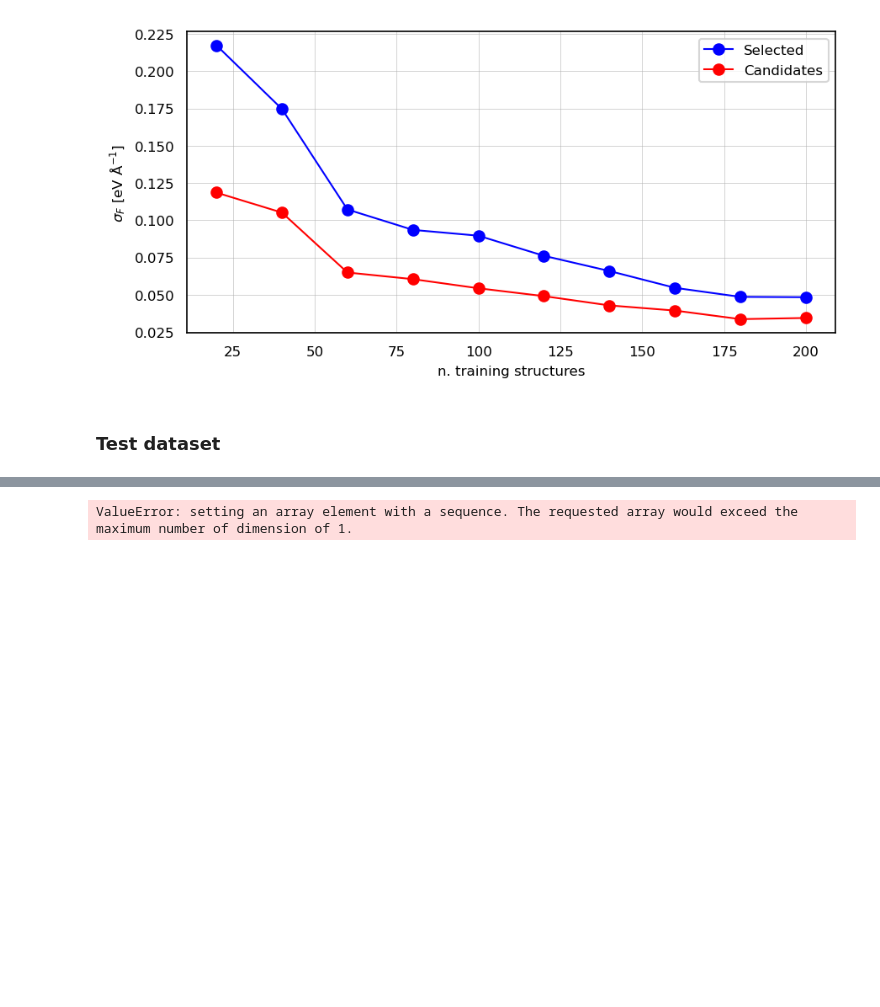
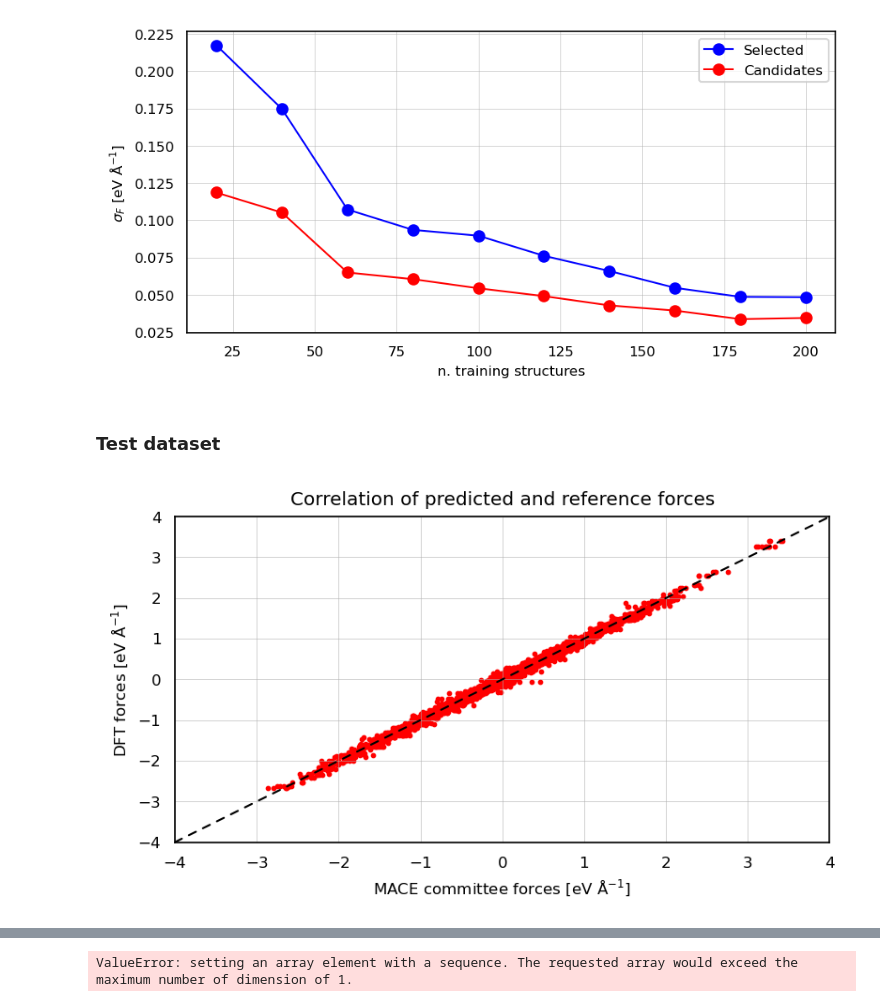
Before and after one commit to sabia-group/AL-tutorial, a Jupyter notebook: notebooks/tutorial.ipynb, the cells around one changed output, grey strips where cells are left out. Saved outputs shown, nothing was run; the diff lists cells and outputs as text; code cells hidden in the pictures; blank space fills up the shorter version.

Commit message:
Added disagreemnt correlation plots

```diff
--- a/notebooks/tutorial.ipynb
+++ b/notebooks/tutorial.ipynb
@@ -439,3 +439,27 @@ plt.show()
 [figure]
 # %% [markdown]
 ### Test dataset
+# %%
+for n in tqdm(range(n_committee)):
+    eval_mace(f'{qbc_folder}/models/mace.com={n:d}_compiled.model',
+              './init-train/structures/test.extxyz',
+              #f'{init_train_folder}/eval/train_{n:02d}.extxyz')
+              f'{qbc_folder}/test_eval_fianl_{n:02d}.extxyz')
+# %%
+# read in predicted energies, evaluate average energies and disagreements
+#energies = np.array([extxyz2energy(f'{qbc_folder}/test_eval_fianl_{n:02d}.extxyz', keyword='MACE_energy') for n in tqdm(range(n_committee))])
+forces = np.array([extxyz2forces(f'{qbc_folder}/test_eval_fianl_{n:02d}.extxyz', keyword='MACE_forces') for n in tqdm(range(n_committee))])
+#ref_energies = np.array([extxyz2energy(f'{qbc_folder}/test_eval_fianl_{n:02d}.extxyz', keyword='REF_energy') for n in tqdm(range(n_committee))])
+ref_forces = np.array([extxyz2forces(f'{qbc_folder}/test_eval_fianl_{n:02d}.extxyz', keyword='REF_forces') for n in tqdm(range(n_committee))])
+disagreement_f = forces.std(axis=0)
+# %%
+plt.figure(figsize=(6, 3))
+plt.plot(np.linspace(-4, 4, 1000), np.linspace(-4, 4, 1000), color='k', dashes=[4, 4], dash_capstyle='round')
+plt.scatter(forces.ravel(), ref_forces.ravel(), marker='o', s=3, color='r')
+plt.xlabel(r'MACE committee forces [eV $\mathrm{\AA}^{-1}$]')
+plt.ylabel(r'DFT forces [eV $\mathrm{\AA}^{-1}$]')
+plt.xlim(-4, 4)
+plt.ylim(-4, 4)
+plt.title('Correlation of predicted and reference forces');
+# %% [output]
+[figure, added]
```
Also changed, not shown: parts of 3 cells of this notebook.
